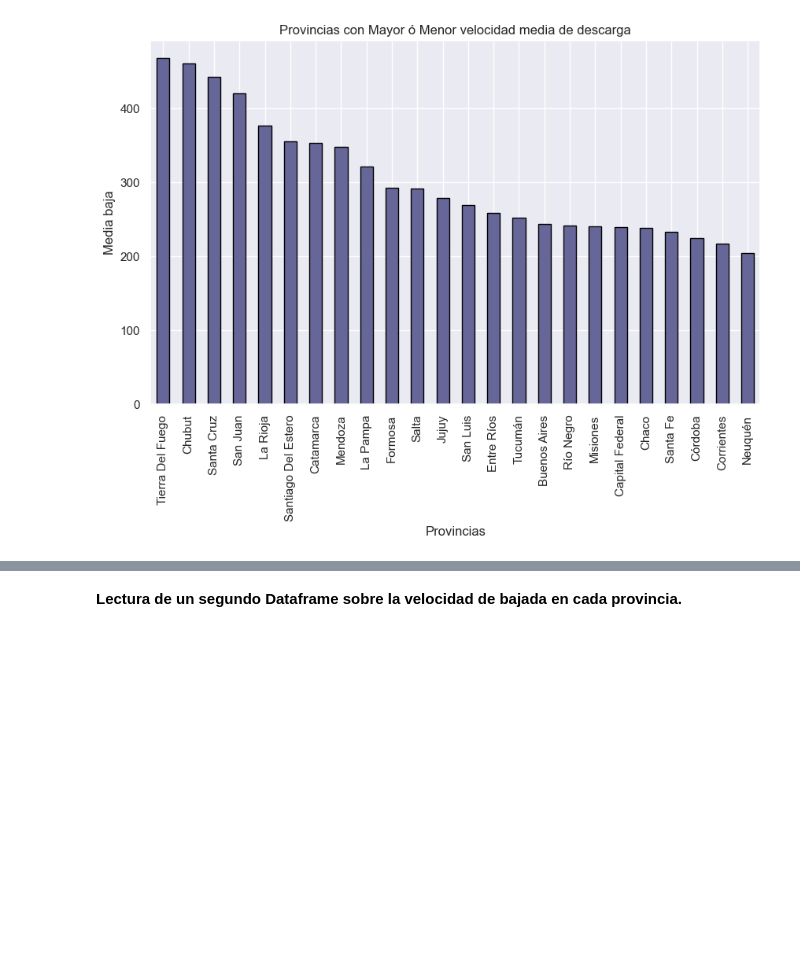
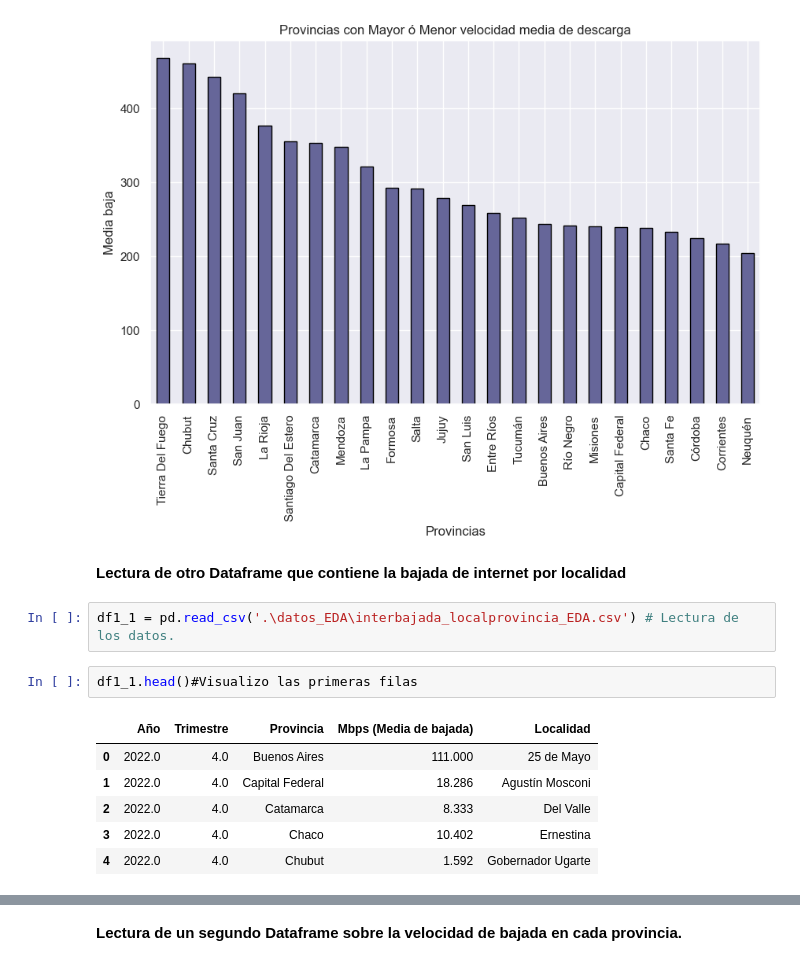
Before and after one commit to Chinaskidev/VecinoNet_Proyecto, a Jupyter notebook: tele_ENACOM_EDA.ipynb, the cells around one changed output, grey strips where cells are left out. Drawn from its saved outputs; the diff is of its cells as text; blank space fills up the shorter version.

```diff
--- a/tele_ENACOM_EDA.ipynb
+++ b/tele_ENACOM_EDA.ipynb
@@ -113,3 +114,16 @@ plt.title('Provincias con Mayor ó Menor velocidad media de descarga')
 plt.show()
 # %% [output]
 [figure]
+# %% [markdown]
+**Lectura de otro Dataframe que contiene la bajada de internet por localidad**
+# %%
+df1_1 = pd.read_csv('.\datos_EDA\interbajada_localprovincia_EDA.csv') # Lectura de los datos.
+# %%
+df1_1.head()#Visualizo las primeras filas
+# %% [output]
+|  | Año | Trimestre | Provincia | Mbps (Media de bajada) | Localidad |
+| 0 | 2022.0 | 4.0 | Buenos Aires | 111.000 | 25 de Mayo |
+| 1 | 2022.0 | 4.0 | Capital Federal | 18.286 | Agustín Mosconi |
+| 2 | 2022.0 | 4.0 | Catamarca | 8.333 | Del Valle |
+| 3 | 2022.0 | 4.0 | Chaco | 10.402 | Ernestina |
+| 4 | 2022.0 | 4.0 | Chubut | 1.592 | Gobernador Ugarte |
```
Also changed, not shown: parts of 6 cells of this notebook.
